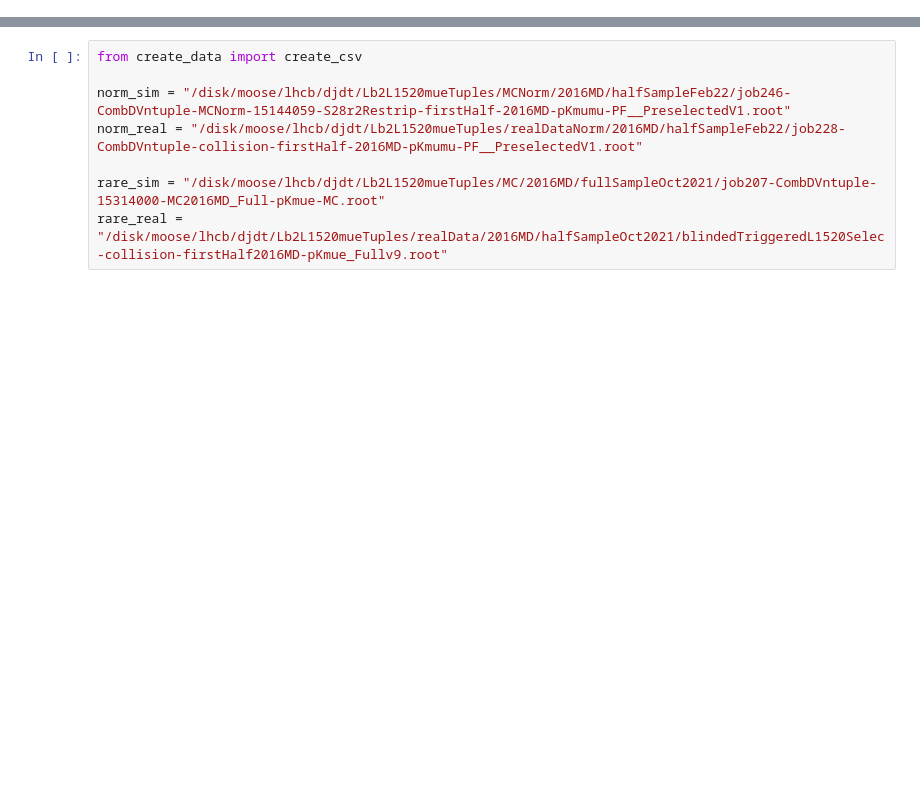
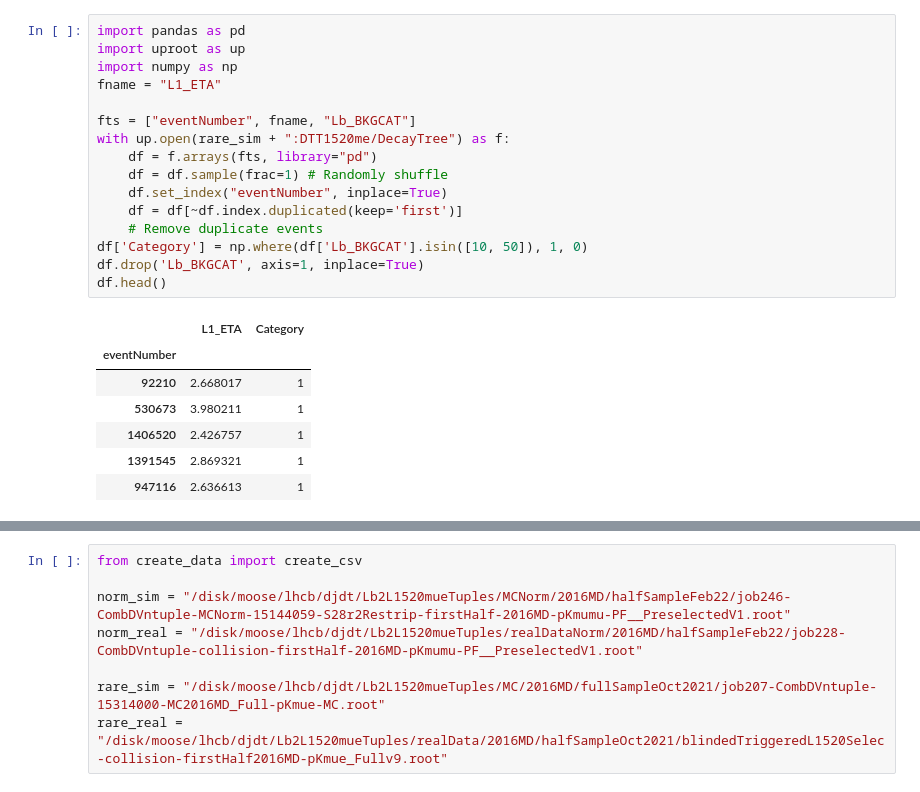
Before and after one commit to ChandlerKenworthy/Y4RareDecayProject, a Jupyter notebook: test.ipynb, the cells around one changed output, grey strips where cells are left out. Saved outputs shown, nothing was run; the diff lists cells and outputs as text; blank space fills up the shorter version.

```diff
--- a/test.ipynb
+++ b/test.ipynb
@@ -0,0 +1,24 @@
+# %%
+import pandas as pd
+import uproot as up
+import numpy as np
+fname = "L1_ETA"
+
+fts = ["eventNumber", fname, "Lb_BKGCAT"]
+with up.open(rare_sim + ":DTT1520me/DecayTree") as f:
+    df = f.arrays(fts, library="pd")
+    df = df.sample(frac=1) # Randomly shuffle
+    df.set_index("eventNumber", inplace=True)
+    df = df[~df.index.duplicated(keep='first')]
+    # Remove duplicate events
+df['Category'] = np.where(df['Lb_BKGCAT'].isin([10, 50]), 1, 0)
+df.drop('Lb_BKGCAT', axis=1, inplace=True)
+df.head()
+# %% [output]
+|  | L1_ETA | Category |
+| eventNumber |  |  |
+| 92210 | 2.668017 | 1 |
+| 530673 | 3.980211 | 1 |
+| 1406520 | 2.426757 | 1 |
+| 1391545 | 2.869321 | 1 |
+| 947116 | 2.636613 | 1 |
```
Also changed, not shown: parts of 5 cells of this notebook, 3 other files.
